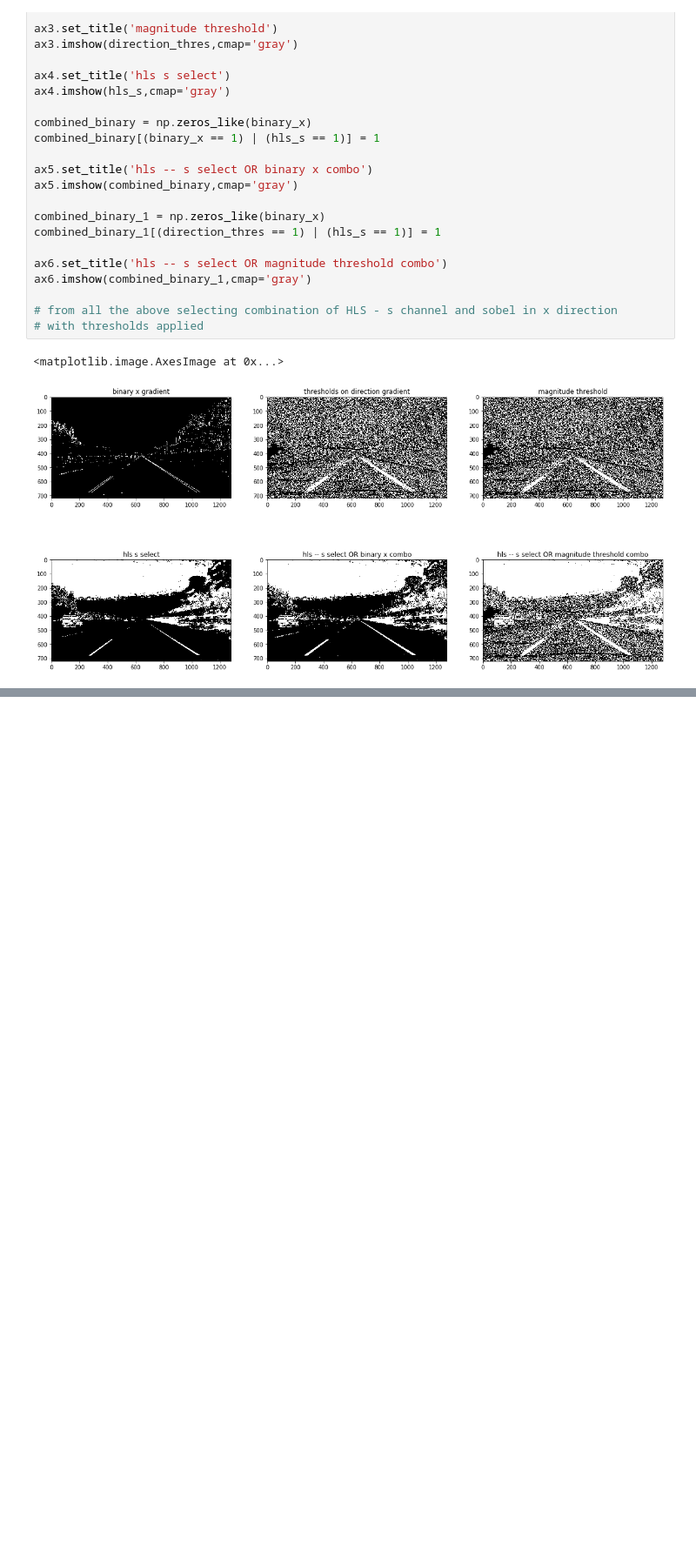
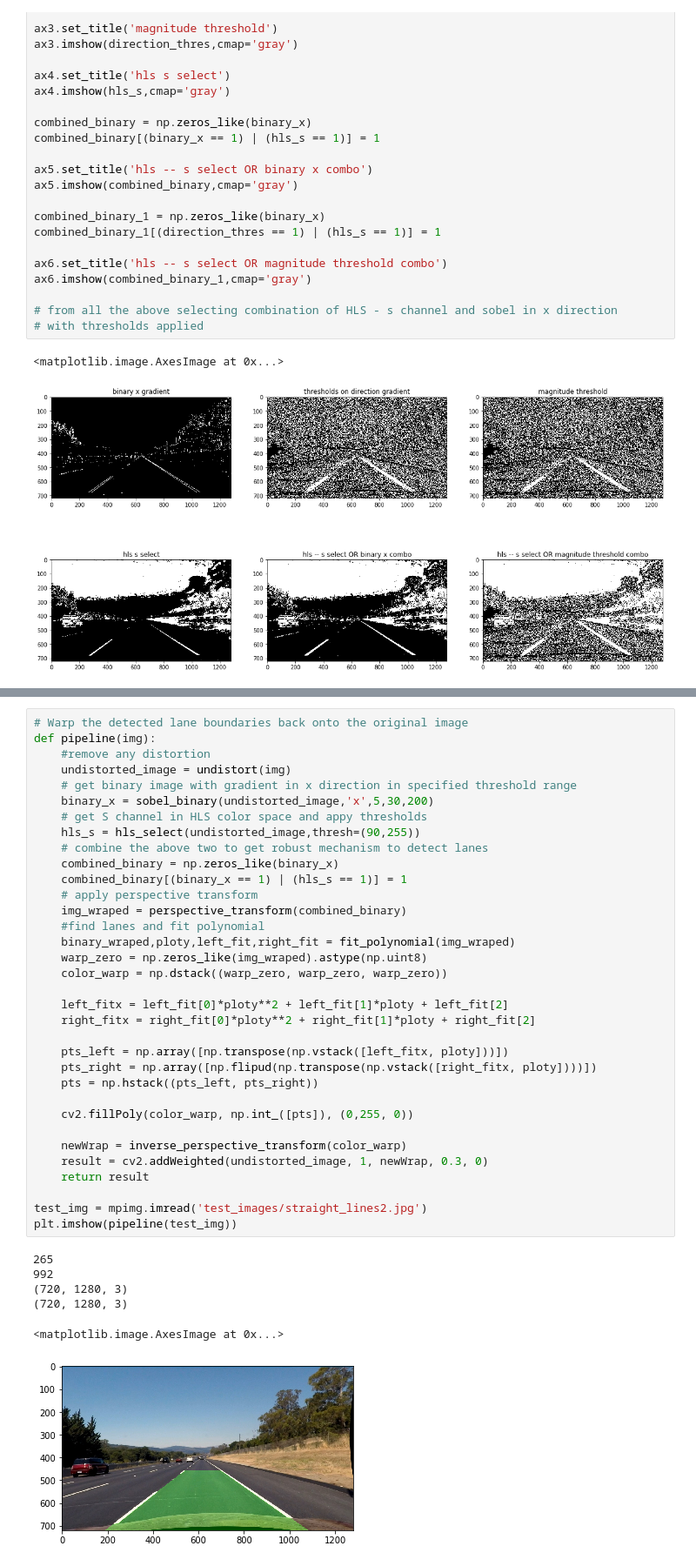
Before and after one commit to vengalraoguttha/CarND-Advanced-Lane-Lines, a Jupyter notebook: Advanced Lane Finding.ipynb, the cells around one changed output, grey strips where cells are left out. Shown at 87% size. Drawn from its saved outputs; the diff is of its cells as text; blank space fills up the shorter version.

```diff
--- a/Advanced Lane Finding.ipynb
+++ b/Advanced Lane Finding.ipynb
@@ -221,3 +243,44 @@ plt.imshow(wraped,cmap='gray')
+# %%
+# Warp the detected lane boundaries back onto the original image
+def pipeline(img):
+    #remove any distortion
+    undistorted_image = undistort(img)
+    # get binary image with gradient in x direction in specified threshold range
+    binary_x = sobel_binary(undistorted_image,'x',5,30,200)
+    # get S channel in HLS color space and appy thresholds
+    hls_s = hls_select(undistorted_image,thresh=(90,255))
+    # combine the above two to get robust mechanism to detect lanes
+    combined_binary = np.zeros_like(binary_x)
+    combined_binary[(binary_x == 1) | (hls_s == 1)] = 1
+    # apply perspective transform
+    img_wraped = perspective_transform(combined_binary)
+    #find lanes and fit polynomial
+    binary_wraped,ploty,left_fit,right_fit = fit_polynomial(img_wraped)
+    warp_zero = np.zeros_like(img_wraped).astype(np.uint8)
+    color_warp = np.dstack((warp_zero, warp_zero, warp_zero))
+
+    left_fitx = left_fit[0]*ploty**2 + left_fit[1]*ploty + left_fit[2]
+    right_fitx = right_fit[0]*ploty**2 + right_fit[1]*ploty + right_fit[2]
+
+    pts_left = np.array([np.transpose(np.vstack([left_fitx, ploty]))])
+    pts_right = np.array([np.flipud(np.transpose(np.vstack([right_fitx, ploty])))])
+    pts = np.hstack((pts_left, pts_right))
+
+    cv2.fillPoly(color_warp, np.int_([pts]), (0,255, 0))
+
+    newWrap = inverse_perspective_transform(color_warp)
+    result = cv2.addWeighted(undistorted_image, 1, newWrap, 0.3, 0)
+    return result
+
+test_img = mpimg.imread('test_images/straight_lines2.jpg')
+plt.imshow(pipeline(test_img))
+# %% [output]
+265
+992
+(720, 1280, 3)
+(720, 1280, 3)
+<matplotlib.image.AxesImage at 0x...>
+[figure, added]
 # %%
 # Output visual display of the lane boundaries and numerical estimation of lane curvature
 # and vehicle position
```
Also changed, not shown: parts of 8 cells of this notebook, 1 other file.
